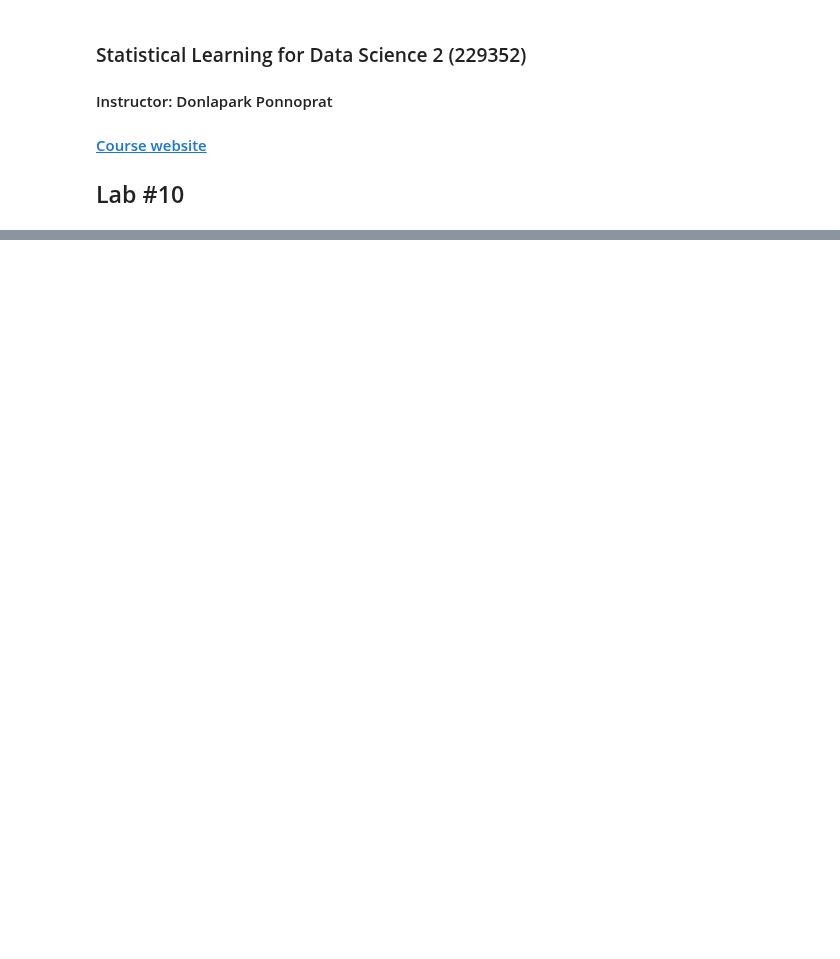
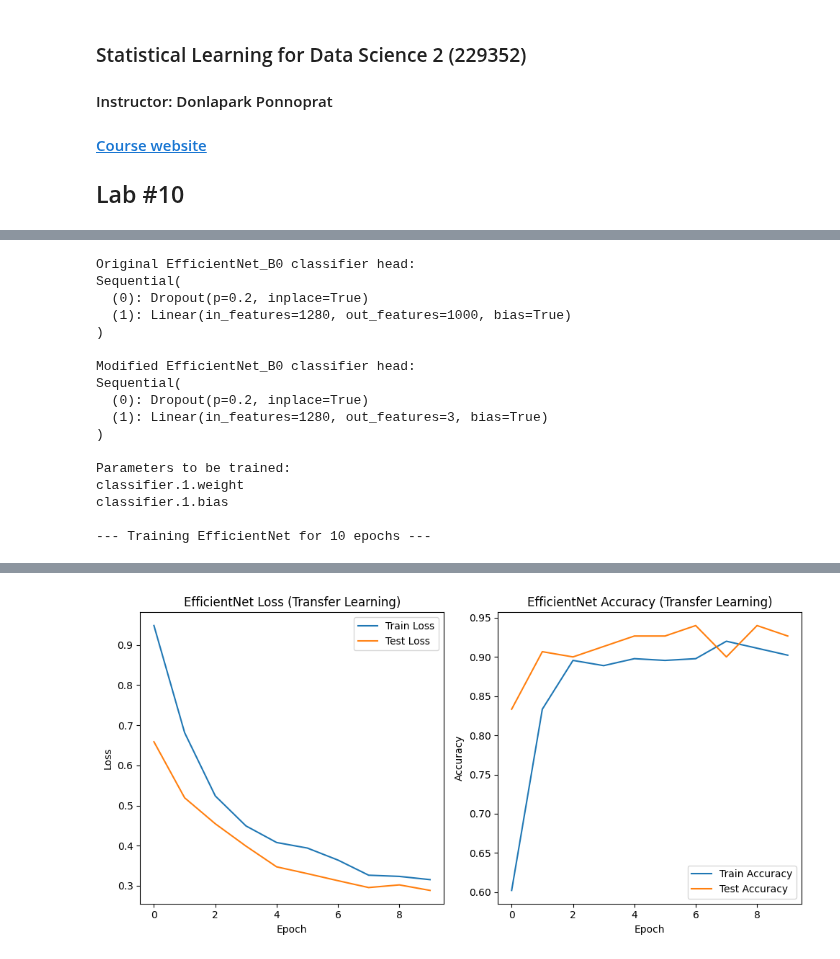
Before and after one commit to donlap/ds352-labs, a Jupyter notebook: Lab10_CNNs.ipynb, the cells around one changed output, grey strips where cells are left out. Drawn from its saved outputs; the diff is of its cells as text; code cells hidden in the pictures; blank space fills up the shorter version.

```diff
--- a/Lab10_CNNs.ipynb
+++ b/Lab10_CNNs.ipynb
@@ -247,0 +10,18 @@ Prediction = tensor([[-0.1624,  1.3433, -1.1425, -2.4824, -1.1832, -0.5600, -3.7
+# %%
+import torch
+import torch.nn as nn
+import torch.optim as optim
+from torch.utils.data import DataLoader
+from torchvision import datasets, transforms, models
+import torchvision # For utils.make_grid
+import matplotlib.pyplot as plt
+import numpy as np
+import os
+import zipfile
+from PIL import Image
+from tqdm.auto import tqdm # For nice progress bars
+from sklearn.metrics import accuracy_score
+
+# Set device to GPU if available, else CPU
+device = "cuda" if torch.cuda.is_available() else "cpu"
+print(f"Using device: {device}")
@@ -247,0 +311,23 @@ Prediction = tensor([[-0.1624,  1.3433, -1.1425, -2.4824, -1.1832, -0.5600, -3.7
+# %%
+# 1. Load a pre-trained EfficientNet_B0 model
+efficientnet_model = models.efficientnet_b0(pretrained=True)
+print("Original EfficientNet_B0 classifier head:")
+print(efficientnet_model.classifier)
+# %%
+# 2. Freeze all parameters in the feature extractor part
+#### Write your code here
+
+# 3. Modify the classifier head for 3 classes
+# EfficientNet's classifier is a sequential block, typically with a dropout and a linear layer.
+# We need to replace the last linear layer.
+# 3.1 Get input features to the last linear layer
+
+
+# 3.2 Change the head (the classifier) of the model
+#     Use nn.Sequential() to create a small model with a sequence of layers
+
+
+efficientnet_model = efficientnet_model.to(device)
+print("\nModified EfficientNet_B0 classifier head:")
+print(efficientnet_model.classifier)
+# %% [output]
@@ -247,0 +335,17 @@ Prediction = tensor([[-0.1624,  1.3433, -1.1425, -2.4824, -1.1832, -0.5600, -3.7
+Original EfficientNet_B0 classifier head:
+Sequential(
+  (0): Dropout(p=0.2, inplace=True)
+  (1): Linear(in_features=1280, out_features=1000, bias=True)
+)
+
+Modified EfficientNet_B0 classifier head:
+Sequential(
+  (0): Dropout(p=0.2, inplace=True)
+  (1): Linear(in_features=1280, out_features=3, bias=True)
+)
+
+Parameters to be trained:
+classifier.1.weight
+classifier.1.bias
+
+--- Training EfficientNet for 10 epochs ---
@@ -247,0 +362 @@ Prediction = tensor([[-0.1624,  1.3433, -1.1425, -2.4824, -1.1832, -0.5600, -3.7
+[figure, added]
```
Also changed, not shown: parts of 49 cells of this notebook.
